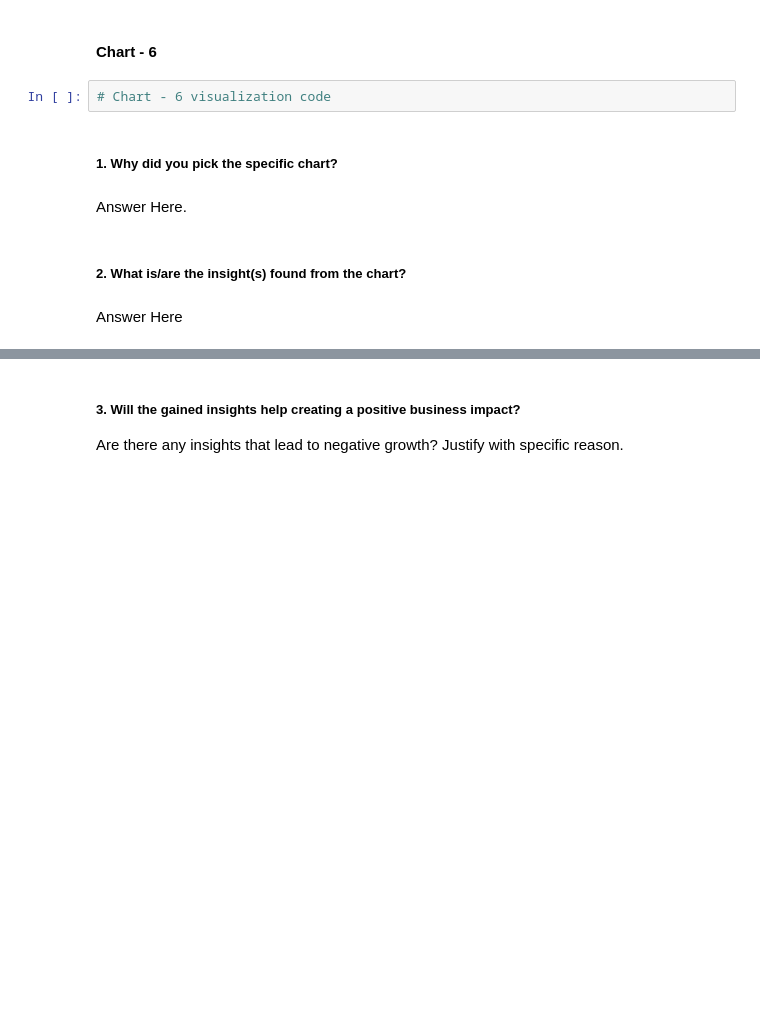
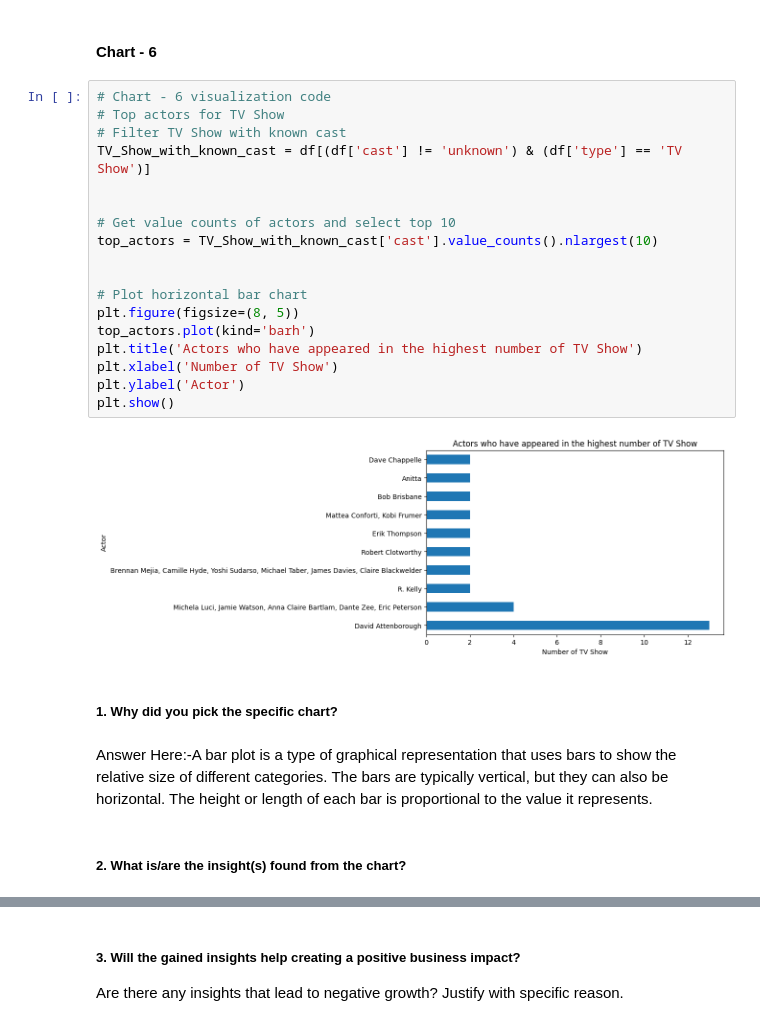
Before and after one commit to sanidhya1996/Unsupervised-ML., a Jupyter notebook: NETFLIX_MOVIES_AND_TV_SHOWS_CLUSTERING.ipynb, the cells around one changed output, grey strips where cells are left out. Cells and saved outputs as stored; diff of their text form; blank space fills up the shorter version.

```diff
--- a/NETFLIX_MOVIES_AND_TV_SHOWS_CLUSTERING.ipynb
+++ b/NETFLIX_MOVIES_AND_TV_SHOWS_CLUSTERING.ipynb
@@ -572,13 +572,29 @@ Answer Here:-The gained insights regarding the actors and their movie counts can
 * Potential negative growth considerations include over-reliance on a few actors, which can lead to content saturation and audience fatigue. Neglecting market trends and audience preferences may also result in declining viewership. To mitigate these risks, businesses should diversify the talent pool, stay attuned to audience needs, and prioritize variety and creativity.
 # %% [markdown]
 #### Chart - 6
-# %%
-# Chart - 6 visualization code
+# %%
+# Chart - 6 visualization code
+# Top actors for TV Show
+# Filter TV Show with known cast
+TV_Show_with_known_cast = df[(df['cast'] != 'unknown') & (df['type'] == 'TV Show')]
+
+
+# Get value counts of actors and select top 10
+top_actors = TV_Show_with_known_cast['cast'].value_counts().nlargest(10)
+
+
+# Plot horizontal bar chart
+plt.figure(figsize=(8, 5))
+top_actors.plot(kind='barh')
+plt.title('Actors who have appeared in the highest number of TV Show')
+plt.xlabel('Number of TV Show')
+plt.ylabel('Actor')
+plt.show()
+# %% [output]
+[figure, added]
 # %% [markdown]
 ##### 1. Why did you pick the specific chart?
-# %% [markdown]
-Answer Here.
+# %% [markdown]
+Answer Here:-A bar plot is a type of graphical representation that uses bars to show the relative size of different categories. The bars are typically vertical, but they can also be horizontal. The height or length of each bar is proportional to the value it represents.
 # %% [markdown]
 ##### 2. What is/are the insight(s) found from the chart?
-# %% [markdown]
-Answer Here
```
Also changed, not shown: parts of 14 cells of this notebook.
